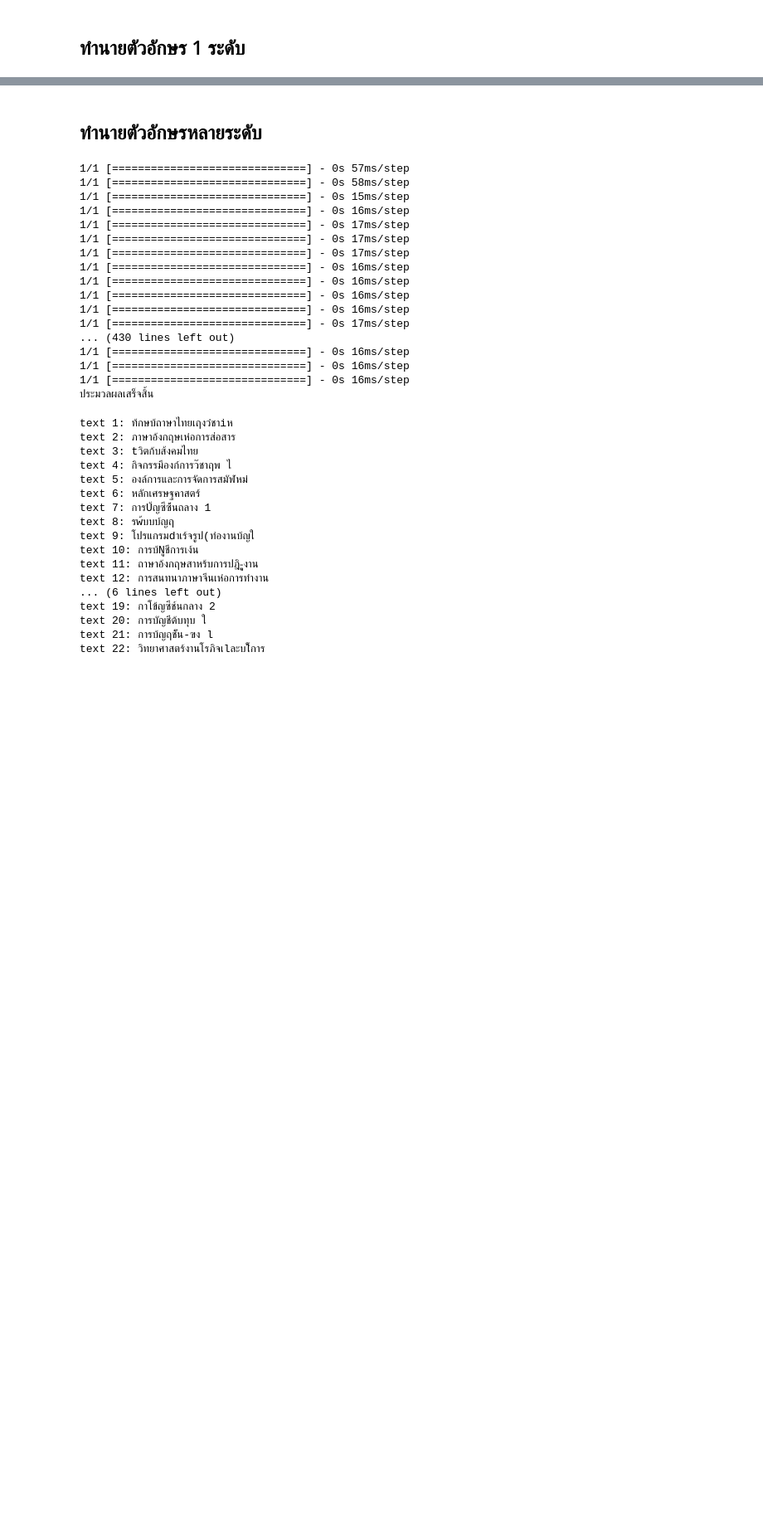
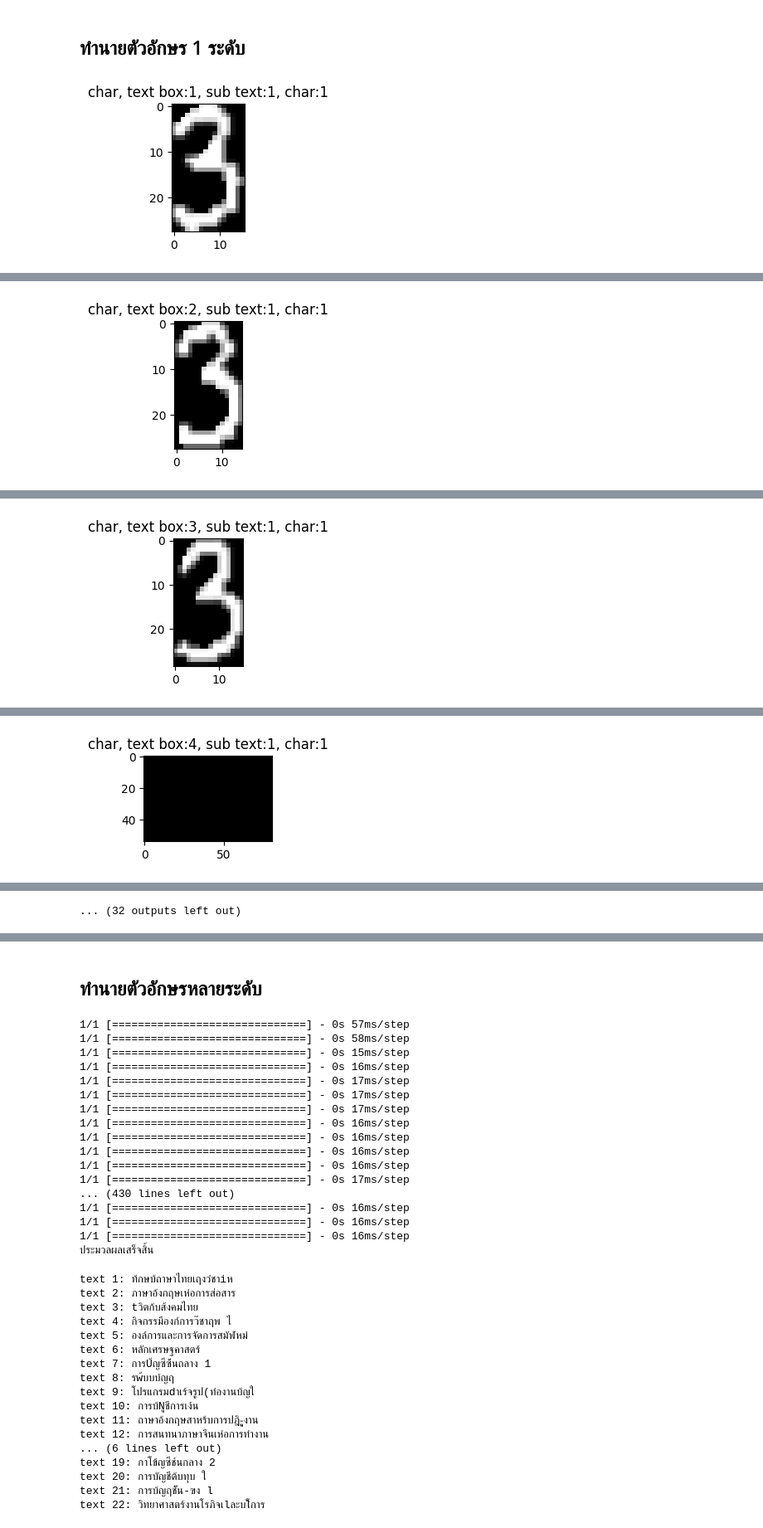
Before and after one commit to kunimpan/ocr-engine-python, a Jupyter notebook: scripts/ocr_transcripts_V6_TN.ipynb, the cells around one changed output, grey strips where cells are left out. Shown at 83% size. Cells and saved outputs as stored; diff of their text form; code cells hidden in the pictures; blank space fills up the shorter version.

```diff
--- a/scripts/ocr_transcripts_V6_TN.ipynb
+++ b/scripts/ocr_transcripts_V6_TN.ipynb
@@ -1019,7 +1017,7 @@ text_group_char_credit_2 = detect_one_level_of_char(text_group_credit_2[:])
 text_group_char_academic_results_2 = detect_one_level_of_char(text_group_academic_results_2[:])
 # %%
 # detect_char
-for idx_g, text_group in enumerate(text_group_char_subject_name):
+for idx_g, text_group in enumerate(text_group_char_credit):
     for idx_s, sub_text in enumerate(text_group):
         for idx_c, char in enumerate(sub_text):
             plt.figure(figsize=(2, 2))
@@ -1123,6 +1124,10 @@ def predict_text_one_level(text_group_char, char_model=0):
             sub_text_result = ""
 
             for idx_c, char in enumerate(sub_text):
+                plt.figure(figsize=(2, 2))
+                plt.imshow(char, cmap="gray")
+                plt.title(f"char, text box:{idx_g+1}, sub text:{idx_s+1}, char:{idx_c+1}")
+                plt.show()
 
                 if char is None:
                     print(f"Character image {idx_c} is None.")
@@ -1148,31 +1153,32 @@ def predict_text_one_level(text_group_char, char_model=0):
                         sub_text_result += predicted_letter
                     '''
                     if len(normalized_img.shape) == 2:  # หากภาพเป็น Grayscale (2D)
                         normalized_img = np.expand_dims(normalized_img, axis=-1)
                         processed_image = np.expand_dims(normalized_img, axis=0)  # เพิ่ม Batch Dimension
 
                         prediction = model_char_subject_code_tn.predict(processed_image)
                         predicted_class = np.argmax(prediction)
 
                         char_label_model = char_labels[label]
                         predicted_letter = char_label_model[predicted_class]
 
                         sub_text_result += predicted_letter
                     '''
 
             text_result += sub_text_result
             text_result += " "
         text_block.append(text_result)
 
     print("ประมวลผลเสร็จสิ้น")
     return text_block
 
 
 #text_box_subject_code = predict_text_one_level(text_group_char_subject_code[:], 0)
 text_box_credit = predict_text_one_level(text_group_char_credit, 0)
 #text_box_academic_results = predict_text_one_level(text_group_char_academic_results, 1)
 
 #text_box_subject_code_2 = predict_text_one_level(text_group_char_subject_code_2[:], 0)
-#text_box_credit_2 = predict_text_one_level(text_group_credit_2, 0)
+text_box_credit_2 = predict_text_one_level(text_group_char_credit_2, 0)
 #text_box_academic_results_2 = predict_text_one_level(text_group_char_academic_results_2, 1)
 # %% [output]
+[figure, added]
@@ -1195,0 +1186 @@ text_box_credit = predict_text_one_level(text_group_char_credit, 0)
+[figure, added]
@@ -1195,0 +1188 @@ text_box_credit = predict_text_one_level(text_group_char_credit, 0)
+[figure, added]
@@ -1195,0 +1190 @@ text_box_credit = predict_text_one_level(text_group_char_credit, 0)
+[figure, added]
@@ -1196,3 +1196,4 @@ text_box_credit = predict_text_one_level(text_group_char_credit, 0)
+... (32 outputs left out)
 # %%
 def show_information(array):
     for idx, data in enumerate(array):
```
Also changed, not shown: parts of 8 cells of this notebook, 8 other files.
